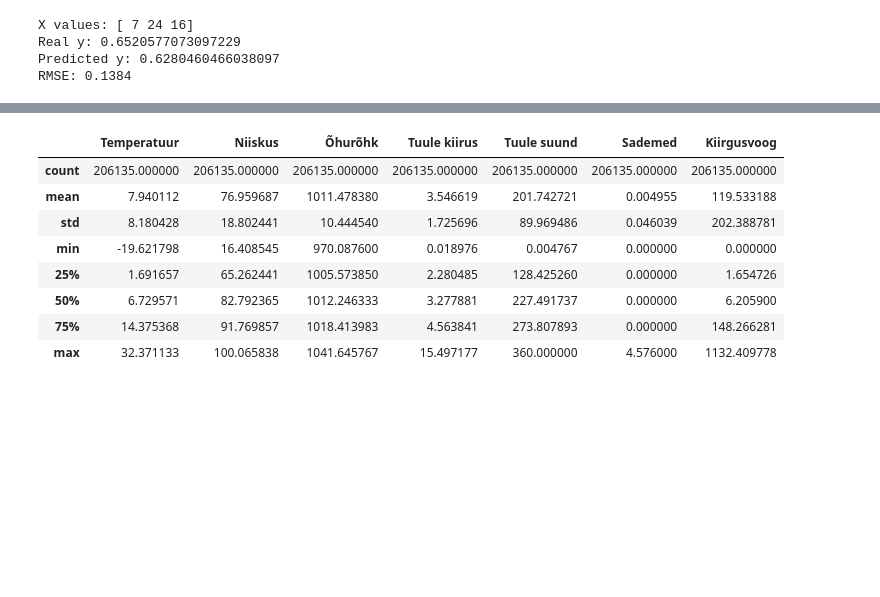
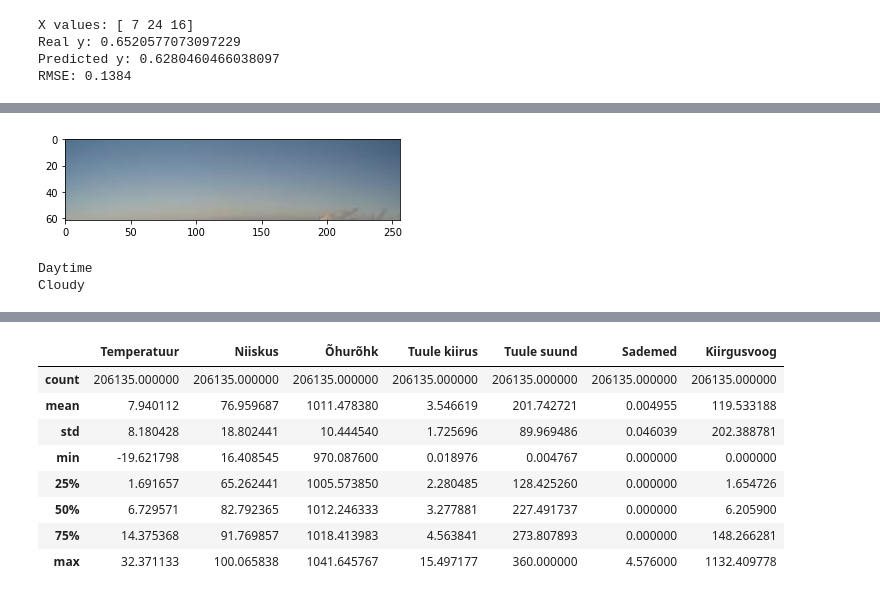
Before and after one commit to tonysln/meteo-webcam, a Jupyter notebook: meteo_webcam_analysis.ipynb, the cells around one changed output, grey strips where cells are left out. Saved outputs shown, nothing was run; the diff lists cells and outputs as text; code cells hidden in the pictures; blank space fills up the shorter version.

```diff
--- a/meteo_webcam_analysis.ipynb
+++ b/meteo_webcam_analysis.ipynb
@@ -167,12 +166,0 @@ plt.show()
-# %%
-# Edge detection for clouds
-gray = cv.cvtColor(data[num], cv.COLOR_BGR2GRAY)
-blur = cv.GaussianBlur(gray,(3,3),0)
-blur = (blur*255).astype(np.uint8)
-
-plt.imshow(blur, cmap = 'gray')
-plt.show()
-
-edges = cv.Canny(blur, 20, 50)
-plt.imshow(edges, cmap = 'gray')
-plt.show()
@@ -182,3 +179,65 @@ plt.show()
+# %%
+def dark_count(img, verb=False):
+    gray = cv.cvtColor(img, cv.COLOR_BGR2GRAY)
+    dark = np.count_nonzero(gray < 0.3)
+    if verb:
+        plt.imshow(img)
+        plt.show()
+#         print('Dark pxs:', dark)
+    return dark
+
+
+# Edge detection for clouds
+def visibility_sky(img, verb=False):
+    gray = cv.cvtColor(img, cv.COLOR_BGR2GRAY)
+    blur = cv.GaussianBlur(gray,(3,3),0)
+    blur = (blur*255).astype(np.uint8)
+    edges = cv.Canny(blur, 20, 50)
+    num_edges = np.count_nonzero(edges > 0.5)
+
+    if verb:
+        plt.imshow(edges, cmap = 'gray')
+        plt.show()
+#         print('Edges:', num_edges)
+    return num_edges
+
+def blue_sky(img, verb=False):
+    BLUE_MAX = np.array([253, 219, 185], np.uint8)
+    BLUE_MIN = np.array([255, 128, 50], np.uint8)
+    dst = cv.inRange(img, BLUE_MIN, BLUE_MAX)
+    blue_num = cv.countNonZero(dst)
+
+    if verb:
+        plt.imshow(img)
+        plt.show()
+#         print('Blue pxs:', blue_num)
+    return blue_num
+
+
+num = 10
+
+# TODO kmeans to find thresholds
+temp_thresh = 14500
+temp_thresh2 = 100
+temp_thresh3 = 1000
+
+dc = dark_count(data[num], verb=True)
+edges = visibility_sky(data[num], verb=False)
+bl = blue_sky(data[num], verb=False)
+
+night = dc > temp_thresh
+print('Nighttime' if night else 'Daytime')
+if edges > temp_thresh2:
+    if bl > temp_thresh3:
+        print('Clear sky')
+    else:
+        print('Cloudy')
+elif not night:
+    print('Overcast')
+# %% [output]
+[figure, added]
+Daytime
+Cloudy
 # %%
 # Weather Archive data for 2019-2020
 ilm = pd.read_csv('data/ilm.txt', converters = {'Aeg': str}, low_memory=False)
```
Also changed, not shown: parts of 5 cells of this notebook.
